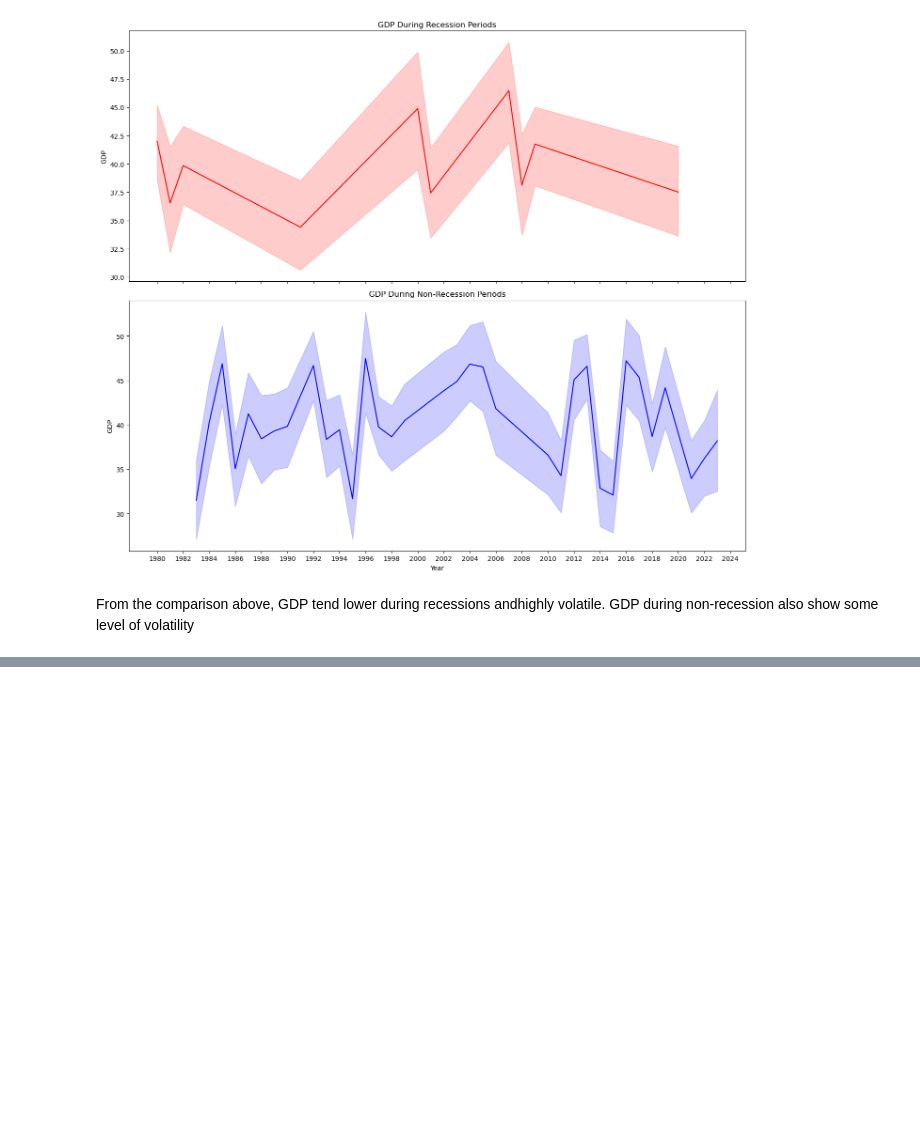
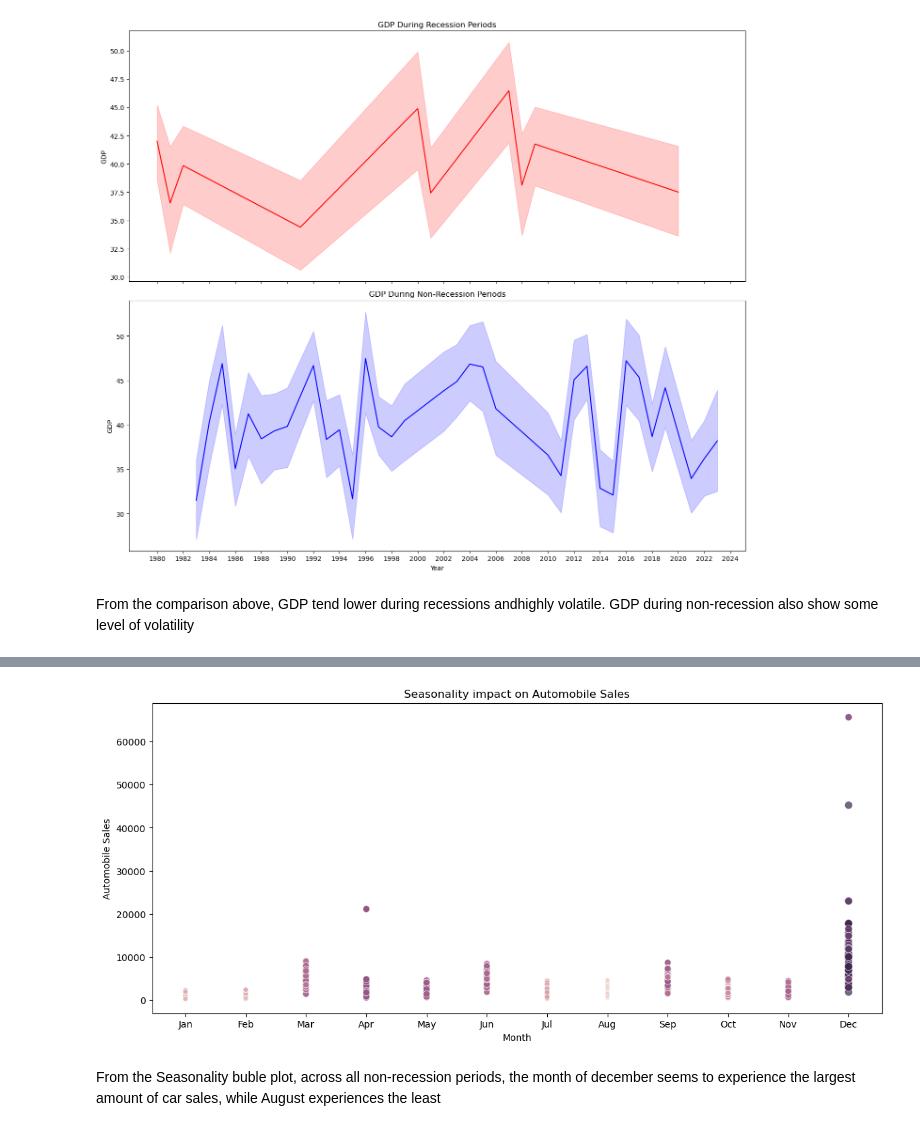
Before and after one commit to restjohnson/automobile_recession, a Jupyter notebook: automobile_jupyter.ipynb, the cells around one changed output, grey strips where cells are left out. Drawn from its saved outputs; the diff is of its cells as text; code cells hidden in the pictures; blank space fills up the shorter version.

Commit message:
seasonality plot across non-recession periods

```diff
--- a/automobile_jupyter.ipynb
+++ b/automobile_jupyter.ipynb
@@ -177,0 +205,11 @@ From the comparison above, GDP tend lower during recessions andhighly volatile.
+# %%
+plt.figure(figsize=(14, 6))
+sns.scatterplot(data=non_rec_data, x='Month', y='Automobile_Sales', size='Seasonality_Weight', hue='Seasonality_Weight', alpha=0.7, legend=False)
+plt.title('Seasonality impact on Automobile Sales')
+plt.xlabel('Month')
+plt.ylabel('Automobile Sales')
+plt.show()
+# %% [output]
+[figure, added]
+# %% [markdown]
+From the Seasonality buble plot, across all non-recession periods, the month of december seems to experience the largest amount of car sales, while August experiences the least
```
Also changed, not shown: parts of 3 cells of this notebook.
